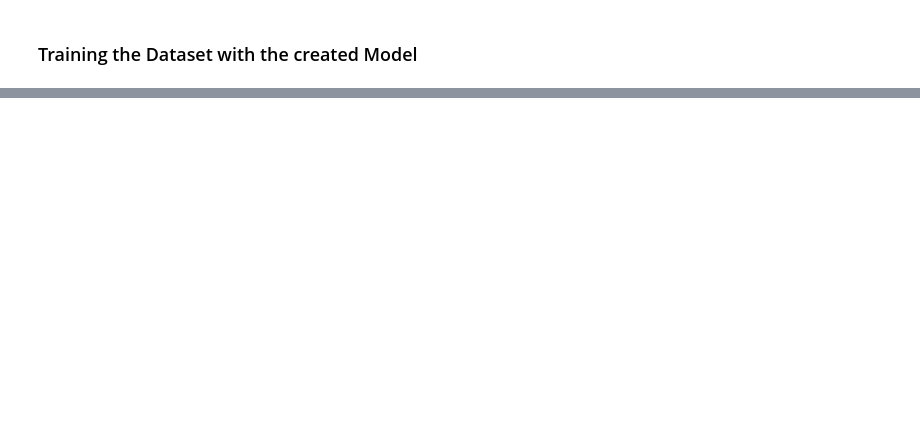
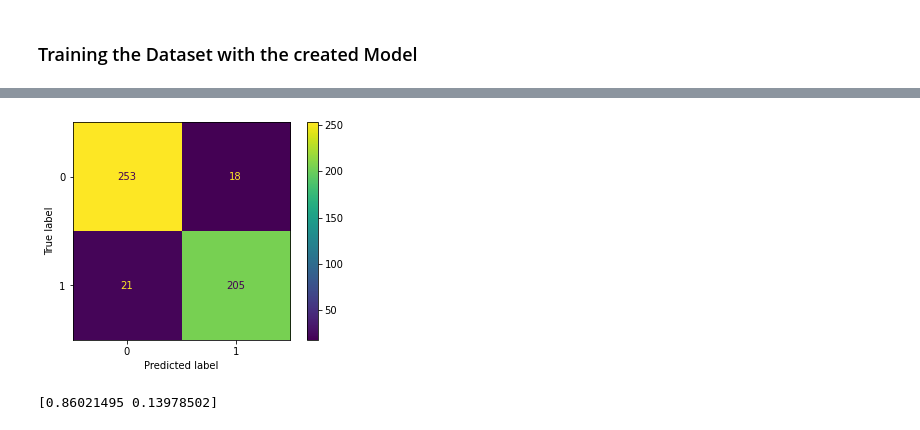
Before and after one commit to sundhar-sg/COVID_Detection, a Jupyter notebook: COVID_Detection_New.ipynb, the cells around one changed output, grey strips where cells are left out. Drawn from its saved outputs; the diff is of its cells as text; code cells hidden in the pictures; blank space fills up the shorter version.

Commit message:
Updated SAG Model

```diff
--- a/COVID_Detection_New.ipynb
+++ b/COVID_Detection_New.ipynb
@@ -237,0 +231,4 @@ Epoch 00010: val_loss improved from 0.35123 to 0.33016, saving model to ./SavedM
+# %%
+model = load_model('./SavedModels/Pretrained_DenseNet121/DenseNet121_BestModel.h5')
+final_loss, final_accuracy = model.evaluate(xtest, ytest)
+print('Final Loss: {:.2f}, Final Accuracy: {:.2f}'.format(final_loss, final_accuracy))
@@ -237,0 +238,22 @@ Epoch 00010: val_loss improved from 0.35123 to 0.33016, saving model to ./SavedM
+# %%
+from sklearn.metrics import confusion_matrix, ConfusionMatrixDisplay
+
+ypred = model.predict(xtest)
+ypred = np.argmax(ypred, axis = 1)
+ytest = np.argmax(ytest, axis = 1)
+cm = confusion_matrix(ypred, ytest)
+cmDisplay = ConfusionMatrixDisplay(cm).plot()
+# %% [output]
+[figure, added]
+# %%
+img_file_name = dataDir+'/COVID/Covid (849).png'
+img = load_img(img_file_name, grayscale=False, target_size=(224, 224))
+disease_class=['Covid-19','Non Covid-19']
+x = img_to_array(img)
+x = np.expand_dims(x, axis = 0)
+x /= 255
+
+custom = model.predict(x)
+print(custom[0])
+# %% [output]
+[0.86021495 0.13978502]
```
Also changed, not shown: parts of 5 cells of this notebook, 1 other file.
